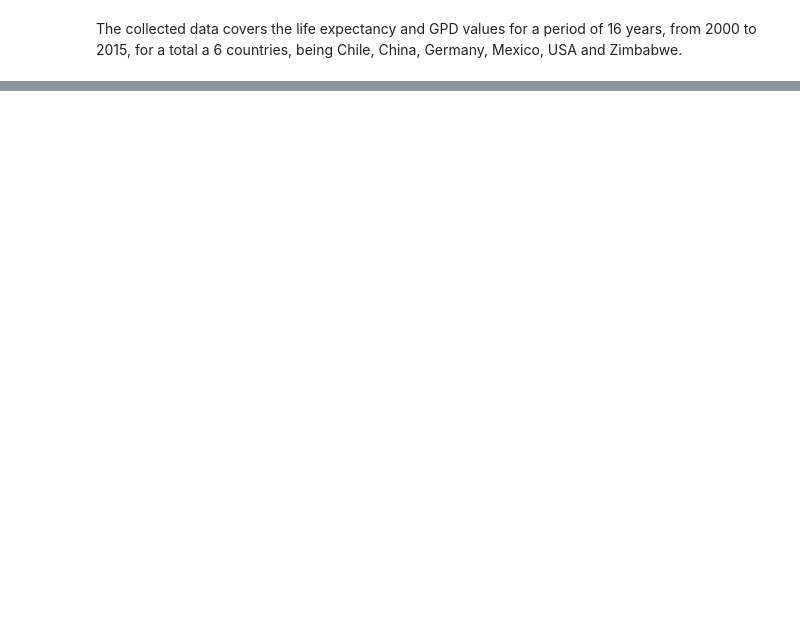
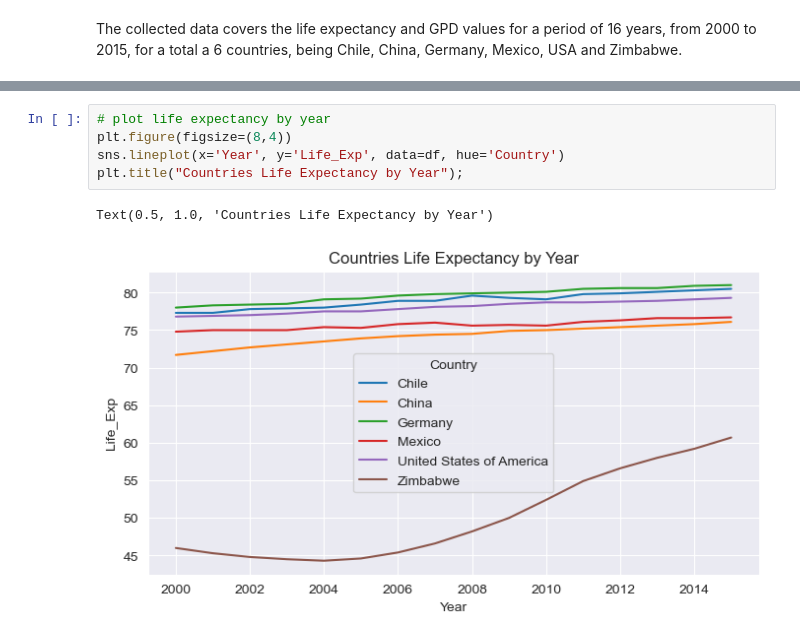
Before and after one commit to dorinMaraku/Life-Expectancy-and-GDP-Starter, a Jupyter notebook: life_expectancy_gdp.ipynb, the cells around one changed output, grey strips where cells are left out. Drawn from its saved outputs; the diff is of its cells as text; blank space fills up the shorter version.

```diff
--- a/life_expectancy_gdp.ipynb
+++ b/life_expectancy_gdp.ipynb
@@ -110 +104,9 @@ plt.legend(df.Country.unique());
+# %%
+# plot life expectancy by year
+plt.figure(figsize=(8,4))
+sns.lineplot(x='Year', y='Life_Exp', data=df, hue='Country')
+plt.title("Countries Life Expectancy by Year");
+# %% [output]
+Text(0.5, 1.0, 'Countries Life Expectancy by Year')
+[figure, added]
 # %%
```
Also changed, not shown: parts of 12 cells of this notebook.
